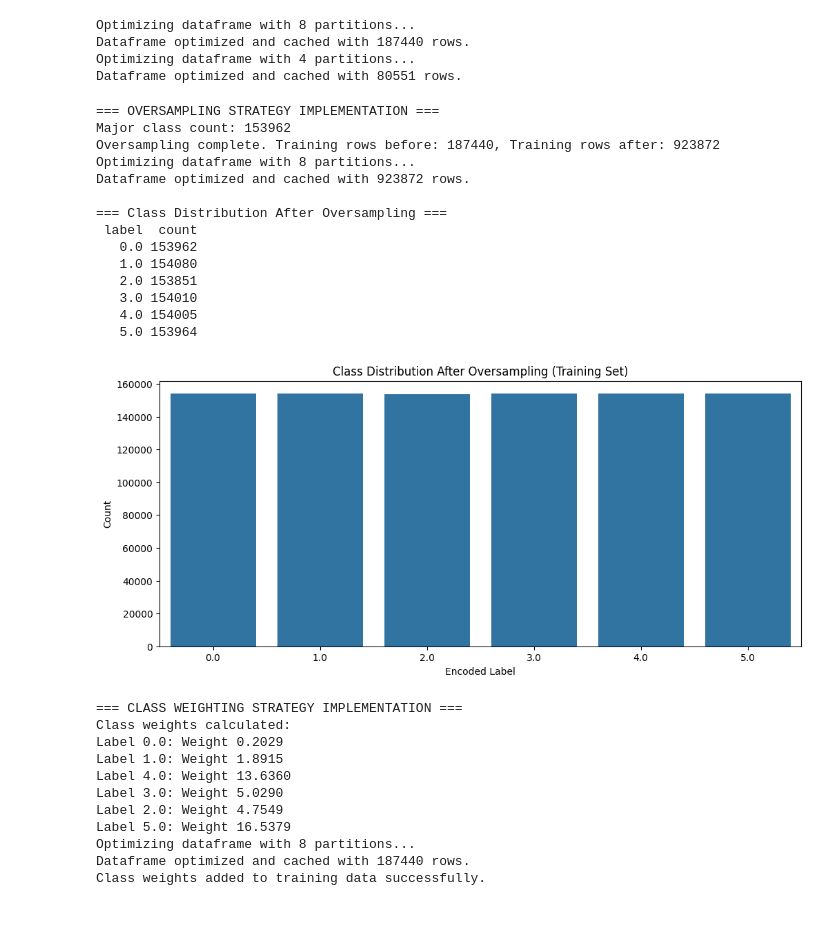
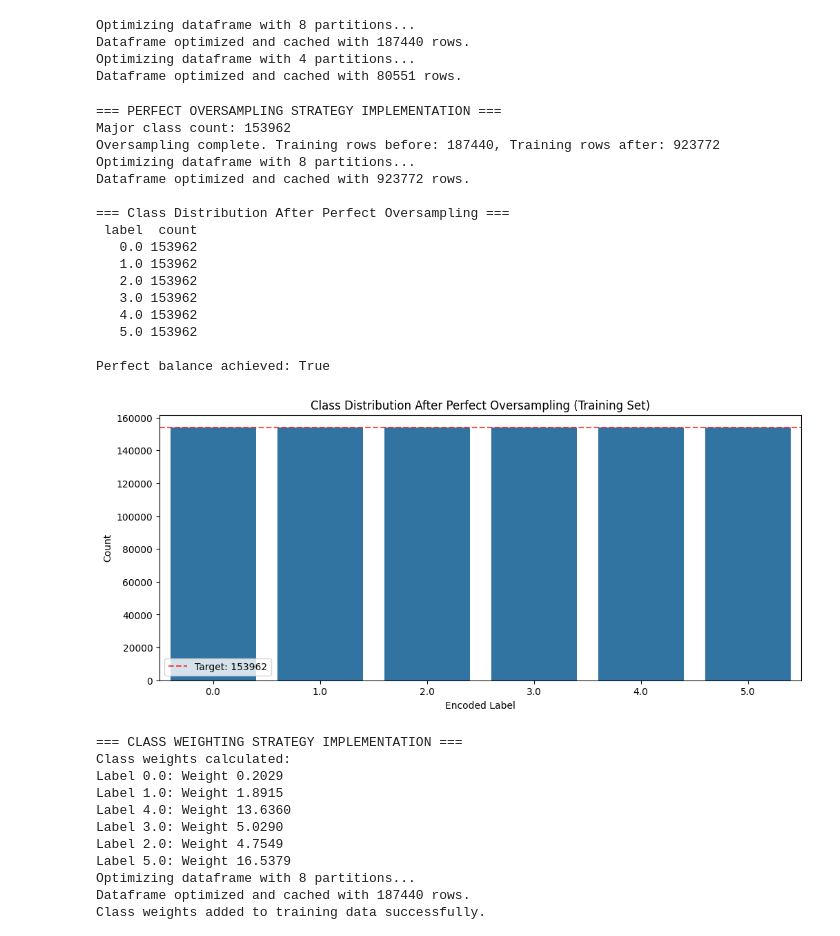
Before and after one commit to Mr-Nobody1/UEL, a Jupyter notebook: Group_T23_CRWK_CN7030_3.ipynb, the cells around one changed output. Cells and saved outputs as stored; diff of their text form; code cells hidden in the pictures.

```diff
--- a/Group_T23_CRWK_CN7030_3.ipynb
+++ b/Group_T23_CRWK_CN7030_3.ipynb
@@ -194,7 +194,7 @@ import matplotlib.pyplot as plt
 import seaborn as sns
 import pandas as pd
 
-print("\n=== OVERSAMPLING STRATEGY IMPLEMENTATION ===")
+print("\n=== PERFECT OVERSAMPLING STRATEGY IMPLEMENTATION ===")
 
 # Calculate class counts
 train_class_counts = train_df_opt.groupBy("label").count().orderBy("count", ascending=False).toPandas()
@@ -213,57 +213,65 @@ for row in class_counts:
 
     if count < major_class_count:
         minority_df = train_df_opt.filter(col("label") == label)
+        samples_needed = major_class_count - count  # How many more samples we need
 
         # Full duplication ratio (integer division)
-        ratio = int(major_class_count // count)
-        remainder = int(major_class_count % count)
+        ratio = samples_needed // count
+        remainder = samples_needed % count
 
         # Duplicate full sets
-        if ratio >= 2:
-            for _ in range(ratio - 1):  # -1 because original already exists
-                oversampled_train_df = oversampled_train_df.union(minority_df)
+        for _ in range(ratio):
+            oversampled_train_df = oversampled_train_df.union(minority_df)
 
-        # Add remainder by sampling
+        # Add exact remainder by taking first N rows
         if remainder > 0:
-            fraction = remainder / count
-            sampled_df = minority_df.sample(withReplacement=True, fraction=fraction)
-            oversampled_train_df = oversampled_train_df.union(sampled_df)
+            # Instead of sampling, take exact number of rows needed
+            remainder_df = minority_df.limit(remainder)
+            oversampled_train_df = oversampled_train_df.union(remainder_df)
 
 print(f"Oversampling complete. Training rows before: {train_df_opt.count()}, Training rows after: {oversampled_train_df.count()}")
 
 # Optimize oversampled data
 train_oversampled_opt = optimize_dataframe(oversampled_train_df, target_partitions=8)
 
 # Collect counts into Pandas table
 oversampled_counts = train_oversampled_opt.groupBy("label").count().orderBy("label").toPandas()
 
 # Print numeric table
-print("\n=== Class Distribution After Oversampling ===")
+print("\n=== Class Distribution After Perfect Oversampling ===")
 print(oversampled_counts.to_string(index=False))
+
+# Verify perfect balance
+all_equal = all(count == major_class_count for count in oversampled_counts['count'])
+print(f"\nPerfect balance achieved: {all_equal}")
 
 # Plot distribution
 plt.figure(figsize=(12, 5))
 sns.barplot(x="label", y="count", data=oversampled_counts)
-plt.title("Class Distribution After Oversampling (Training Set)")
+plt.title("Class Distribution After Perfect Oversampling (Training Set)")
 plt.xlabel("Encoded Label")
 plt.ylabel("Count")
+plt.axhline(y=major_class_count, color='red', linestyle='--', alpha=0.7, label=f'Target: {major_class_count}')
+plt.legend()
 plt.show()
 # %% [output]
-=== OVERSAMPLING STRATEGY IMPLEMENTATION ===
+=== PERFECT OVERSAMPLING STRATEGY IMPLEMENTATION ===
 Major class count: 153962
-Oversampling complete. Training rows before: 187440, Training rows after: 923872
+Oversampling complete. Training rows before: 187440, Training rows after: 923772
 Optimizing dataframe with 8 partitions...
-Dataframe optimized and cached with 923872 rows.
+Dataframe optimized and cached with 923772 rows.
 
-=== Class Distribution After Oversampling ===
+=== Class Distribution After Perfect Oversampling ===
  label  count
    0.0 153962
-   1.0 154080
-   2.0 153851
-   3.0 154010
-   4.0 154005
-   5.0 153964
+   1.0 153962
+   2.0 153962
+   3.0 153962
+   4.0 153962
+   5.0 153962
+
+Perfect balance achieved: True
-[figure, old version]
+[figure, new version]
 # %%
 print("\n=== CLASS WEIGHTING STRATEGY IMPLEMENTATION ===")
 
```
